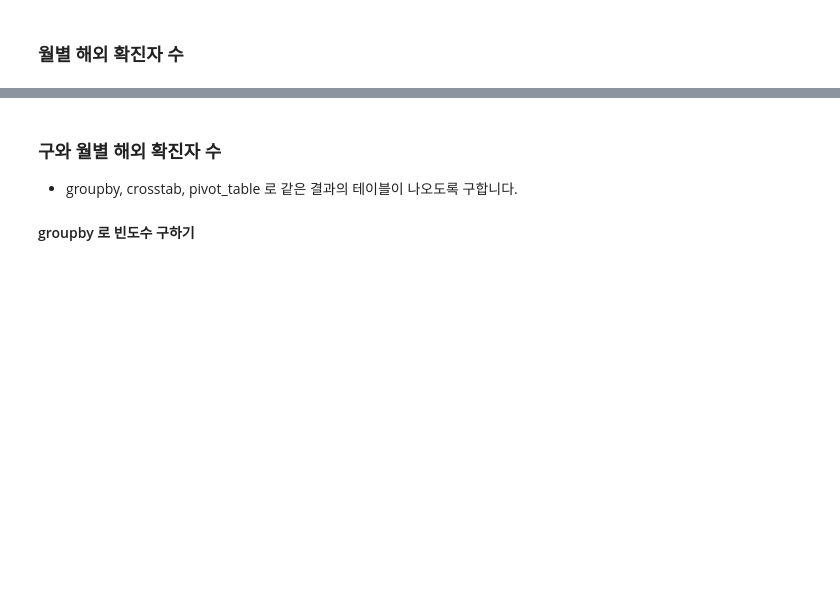
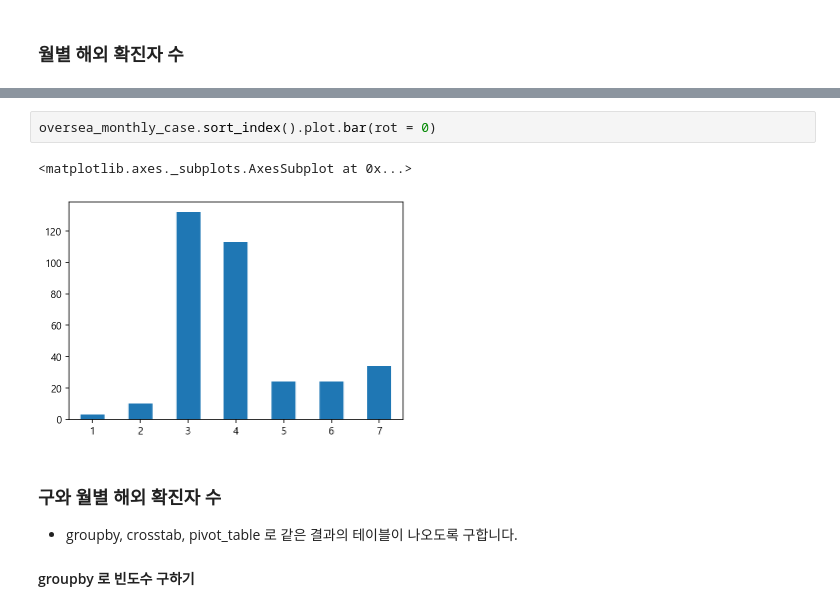
Before and after one commit to choi-il-won/Phython-choi, a Jupyter notebook: (서울 코로나 데이터 실습) 03-seoul-covid-19-02-eda-input.ipynb, the cells around one changed output, grey strips where cells are left out. Saved outputs shown, nothing was run; the diff lists cells and outputs as text; blank space fills up the shorter version.

```diff
--- a/(서울 코로나 데이터 실습) 03-seoul-covid-19-02-eda-input.ipynb
+++ b/(서울 코로나 데이터 실습) 03-seoul-covid-19-02-eda-input.ipynb
@@ -1676,3 +1787,8 @@ oversea_gu.sort_values().plot.barh(figsize= (8,10))
+# %%
+oversea_monthly_case.sort_index().plot.bar(rot = 0)
+# %% [output]
+<matplotlib.axes._subplots.AxesSubplot at 0x...>
+[figure, added]
 # %% [markdown]
 ### 구와 월별 해외 확진자 수
 * groupby, crosstab, pivot_table 로 같은 결과의 테이블이 나오도록 구합니다.
```
Also changed, not shown: parts of 29 cells of this notebook.
